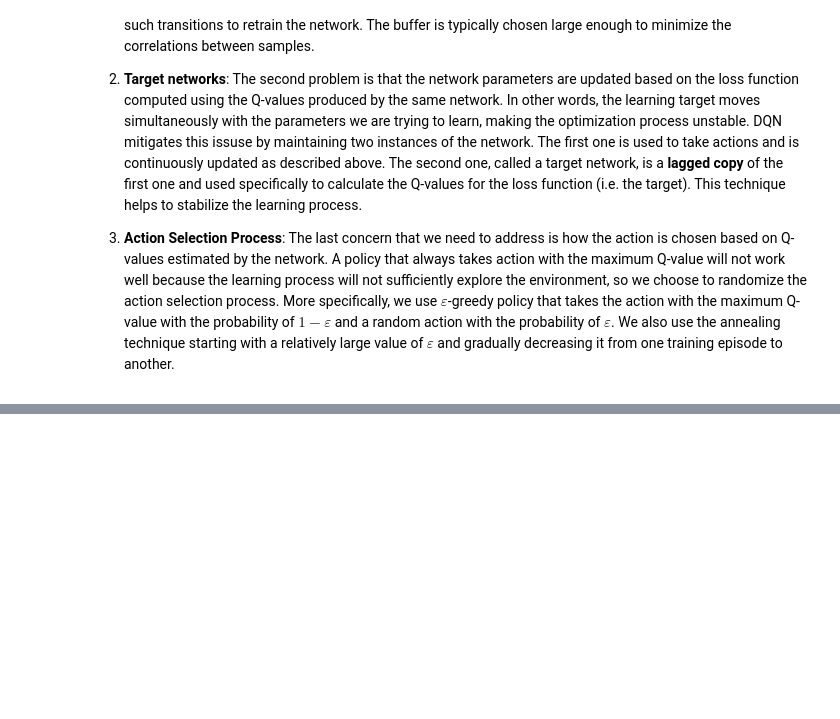
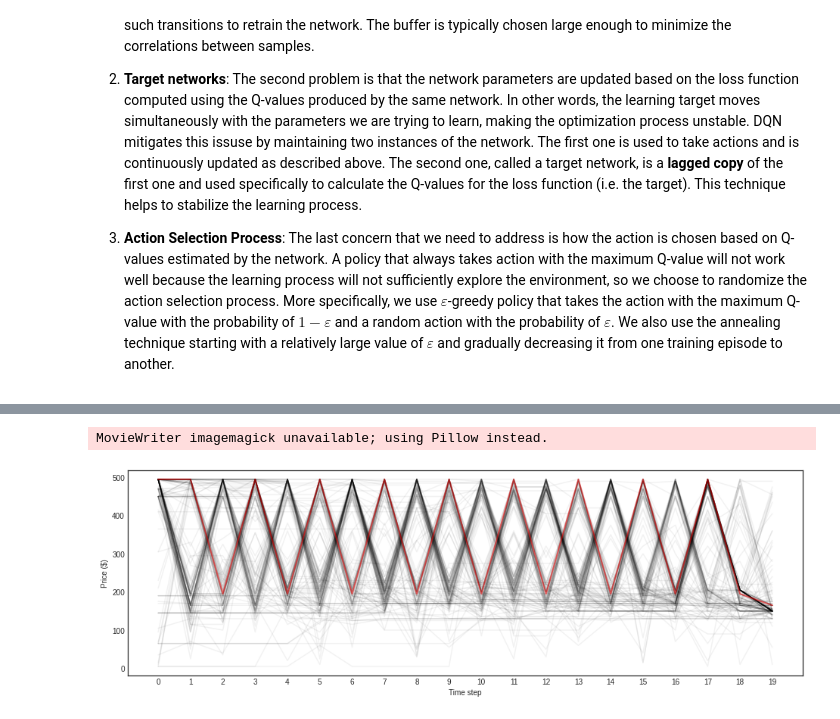
Before and after one commit to lejinvarghese/learning_algorithms, a Jupyter notebook: pricing/dqn_pricing.ipynb, the cells around one changed output, grey strips where cells are left out. Cells and saved outputs as stored; diff of their text form; code cells hidden in the pictures; blank space fills up the shorter version.

```diff
--- a/pricing/dqn_pricing.ipynb
+++ b/pricing/dqn_pricing.ipynb
@@ -591,0 +608,13 @@ print(p_trace[0])
+# %%
+plt.ioff()
+fig = plt.figure(figsize=(16, 5))
+def animate(t):
+    fig.clear()
+    plot_price_schedules(p_trace[0:t], 5, 1, fig.number)
+
+ani = matplotlib.animation.FuncAnimation(fig, animate, frames=range(10, 1000, 10), interval=50, blit=False, repeat_delay=500)
+ani.save('sim.gif', dpi=80, writer='imagemagick', fps=20)
+rc('animation', html='jshtml')
+# %% [output]
+MovieWriter imagemagick unavailable; using Pillow instead.
+[figure, added]
```
Also changed, not shown: parts of 15 cells of this notebook, 5 other files.
